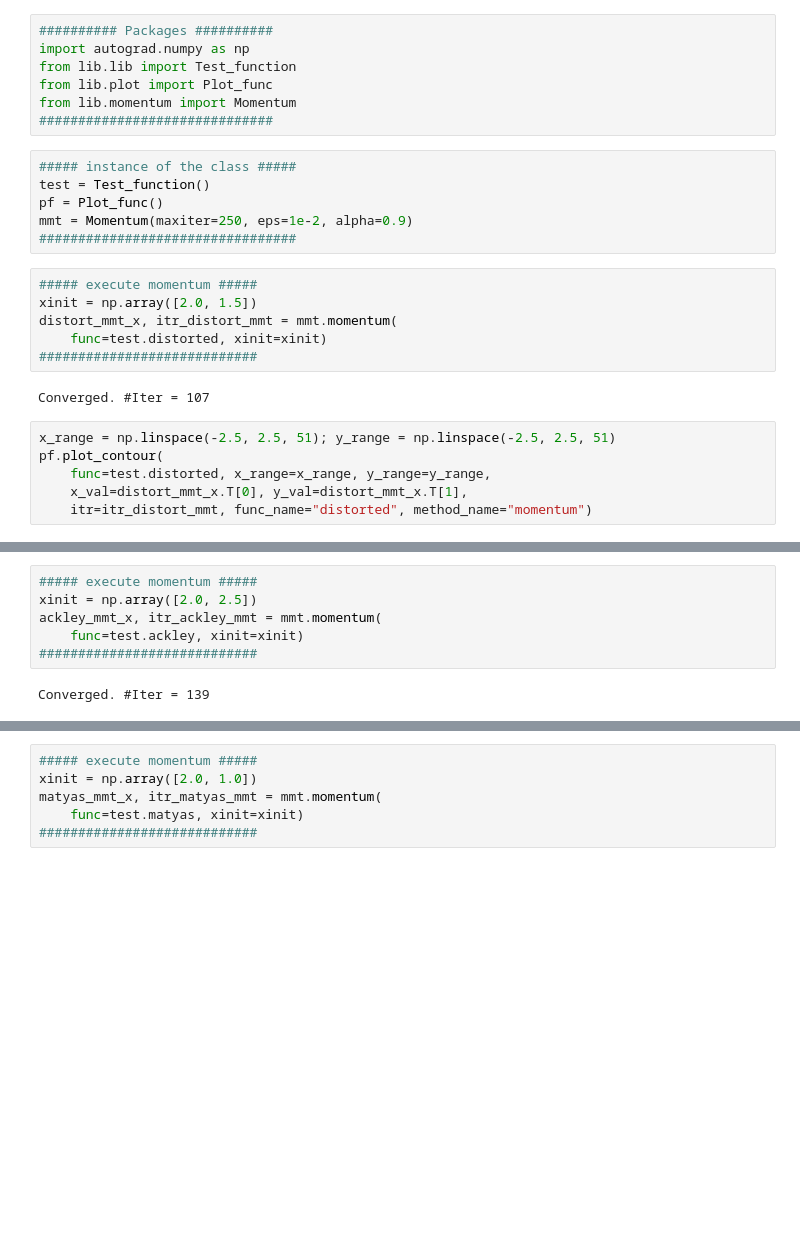
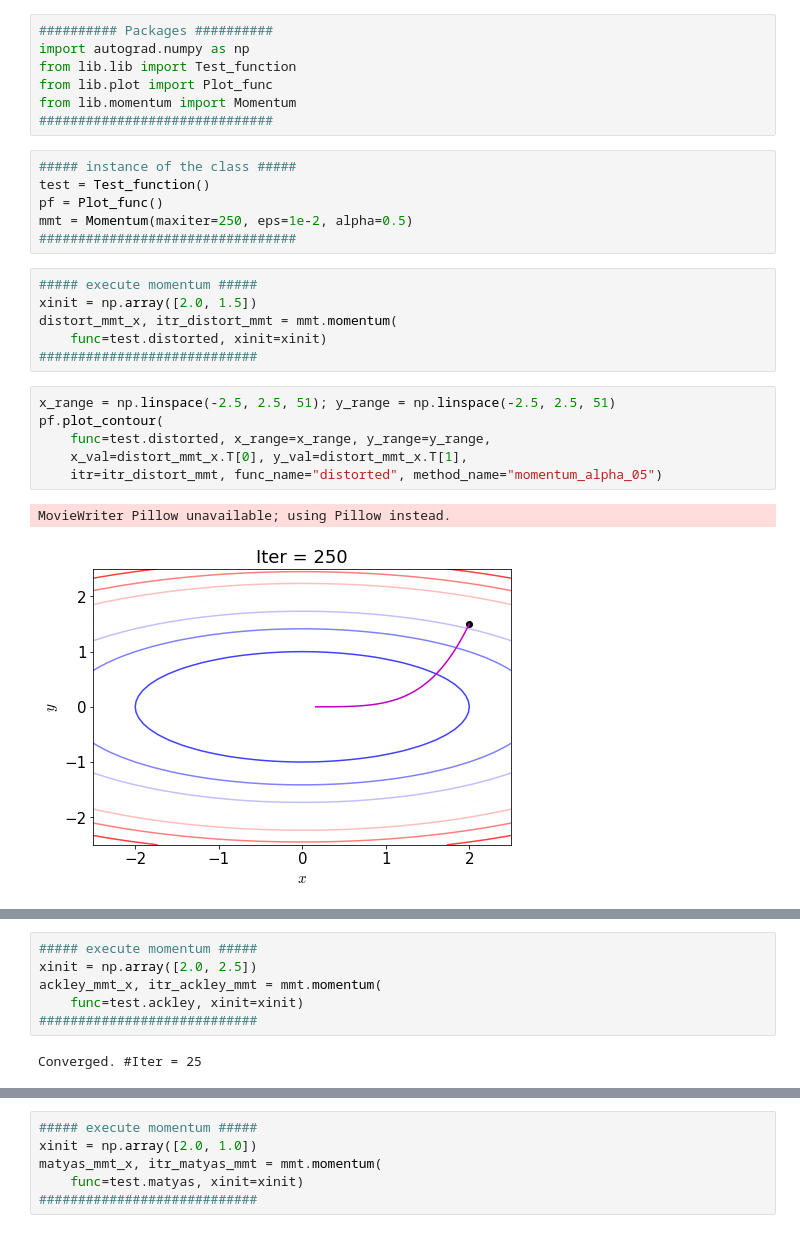
Before and after one commit to SeeKT/ML_optimization, a Jupyter notebook: note/3.momentum.ipynb, the cells around one changed output, grey strips where cells are left out. Cells and saved outputs as stored; diff of their text form; blank space fills up the shorter version.

```diff
--- a/note/3.momentum.ipynb
+++ b/note/3.momentum.ipynb
@@ -13,7 +13,7 @@ from lib.momentum import Momentum
 ##### instance of the class #####
 test = Test_function()
 pf = Plot_func()
-mmt = Momentum(maxiter=250, eps=1e-2, alpha=0.9)
+mmt = Momentum(maxiter=250, eps=1e-2, alpha=0.5)
 #################################
 # %%
 ##### execute momentum #####
@@ -21,14 +21,15 @@ xinit = np.array([2.0, 1.5])
 distort_mmt_x, itr_distort_mmt = mmt.momentum(
     func=test.distorted, xinit=xinit)
 ############################
-# %% [output]
-Converged. #Iter = 107
 # %%
 x_range = np.linspace(-2.5, 2.5, 51); y_range = np.linspace(-2.5, 2.5, 51)
 pf.plot_contour(
     func=test.distorted, x_range=x_range, y_range=y_range,
     x_val=distort_mmt_x.T[0], y_val=distort_mmt_x.T[1],
-    itr=itr_distort_mmt, func_name="distorted", method_name="momentum")
+    itr=itr_distort_mmt, func_name="distorted", method_name="momentum_alpha_05")
+# %% [output]
+MovieWriter Pillow unavailable; using Pillow instead.
+[figure, added]
 # %% [markdown]
 <img src="https://github.com/SeeKT/ML_optimization/blob/master/note/fig/distorted/contour_distorted_momentum.gif?raw=true">
 # %%
@@ -38,7 +39,7 @@ ackley_mmt_x, itr_ackley_mmt = mmt.momentum(
     func=test.ackley, xinit=xinit)
 ############################
 # %% [output]
-Converged. #Iter = 139
+Converged. #Iter = 25
 # %%
 x_range = np.linspace(-5, 5, 51); y_range = np.linspace(-5, 5, 51)
 pf.plot_contour(
```
Also changed, not shown: parts of 2 cells of this notebook, 10 other files.
